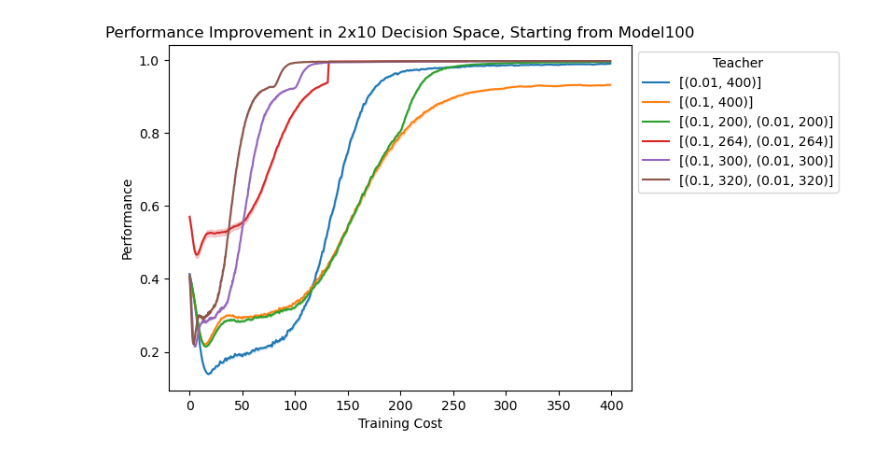
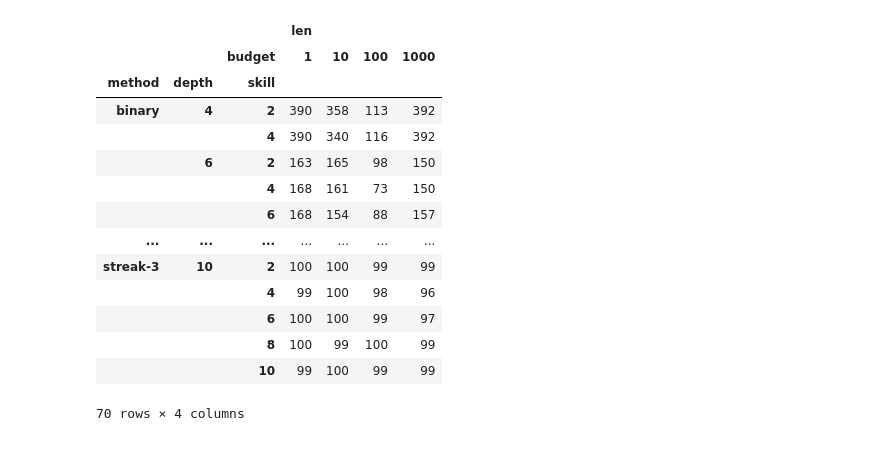
Before and after one commit to saumikn/gymnasium-test, a Jupyter notebook: tree.ipynb, the cells around one changed output. Drawn from its saved outputs; the diff is of its cells as text; code cells hidden in the pictures.

```diff
--- a/tree.ipynb
+++ b/tree.ipynb
@@ -1050,17 +0,0 @@ with warnings.catch_warnings():
-# %%
-df, df2 = analyze(student=100, n=n, num_batches=400, mode='three')
-
-df = df[~df.Perf.isna()]
-df['Batch2'] = df.apply(adjust, axis=1)
-
-with warnings.catch_warnings():
-    warnings.simplefilter(action='ignore', category=FutureWarning)
-    ax = sns.lineplot(df, x='Batch2', y='Perf', hue='Teacher', errorbar='se')
-    sns.move_legend(ax, "upper left", bbox_to_anchor=(1, 1))
-    ax.set(
-        title='Performance Improvement in 2x10 Decision Space, Starting from Model100',
-        xlabel='Training Cost',
-        ylabel='Performance'
-    )
-# %% [output]
-[figure, removed]
@@ -1066,0 +5,46 @@ with warnings.catch_warnings():
+# %%
+df = pd.read_csv(
+    "output_strat.txt",
+    names=[
+        "seed",
+        "depth",
+        "method",
+        "budget",
+        "skill",
+        "epoch",
+        "score",
+        "best",
+        "wait",
+        "patience",
+    ],
+)
+
+df = df[(df.wait == df.patience)]
+df["skill"] = df[["depth", "skill"]].min(axis=1)
+df = (
+    df.groupby(["seed", "depth", "method", "budget", "skill"]).best.mean().reset_index()
+)
+df = df.sort_values(["budget", "depth", "seed", "method", "skill"])
+df["best"] *= 1000
+# %%
+df.groupby(["method"]).apply(
+    lambda x: x.pivot_table(
+        columns="budget", index=["depth", "skill"], values="seed", aggfunc=[len]
+    )
+)
+# %% [output]
+|  |  |  | len |  |  |  |
+|  |  | budget | 1 | 10 | 100 | 1000 |
+| method | depth | skill |  |  |  |  |
+| binary | 4 | 2 | 390 | 358 | 113 | 392 |
+|  |  | 4 | 390 | 340 | 116 | 392 |
+|  | 6 | 2 | 163 | 165 | 98 | 150 |
+|  |  | 4 | 168 | 161 | 73 | 150 |
+|  |  | 6 | 168 | 154 | 88 | 157 |
+| ... | ... | ... | ... | ... | ... | ... |
+| streak-3 | 10 | 2 | 100 | 100 | 99 | 99 |
+|  |  | 4 | 99 | 100 | 98 | 96 |
+|  |  | 6 | 100 | 100 | 99 | 97 |
+|  |  | 8 | 100 | 99 | 100 | 99 |
+|  |  | 10 | 99 | 100 | 99 | 99 |
+70 rows × 4 columns
```
Also changed, not shown: parts of 55 cells of this notebook, 18 other files.
